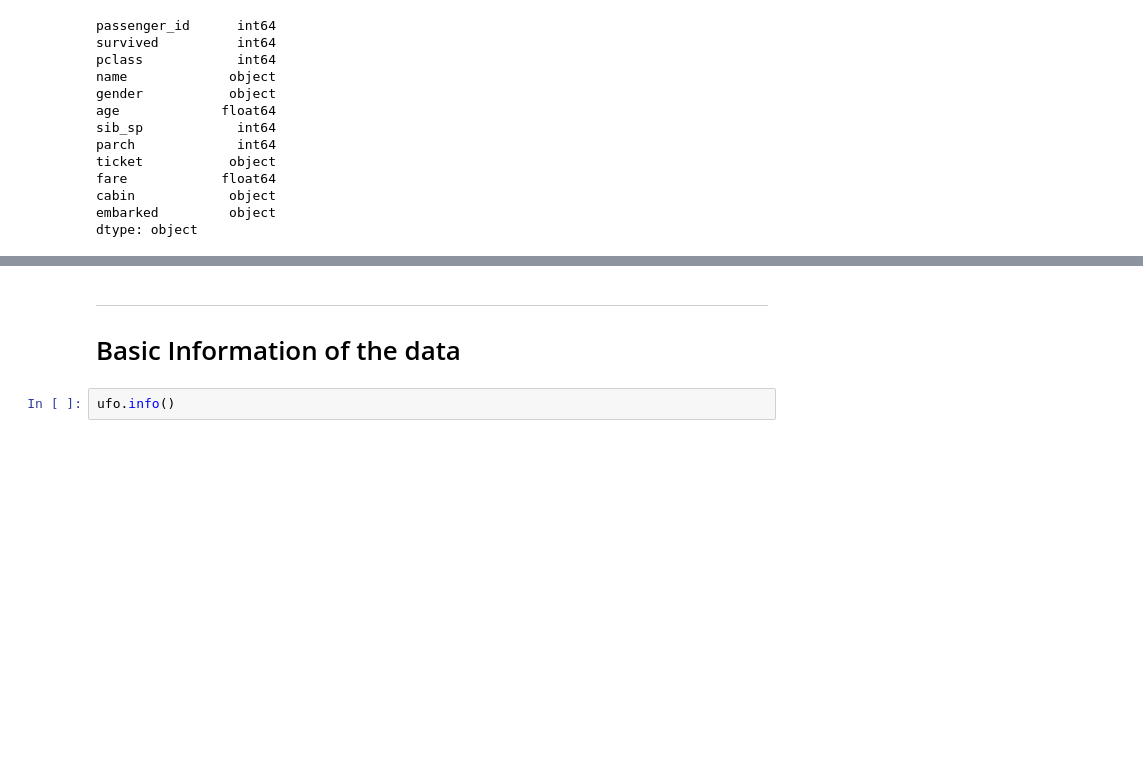
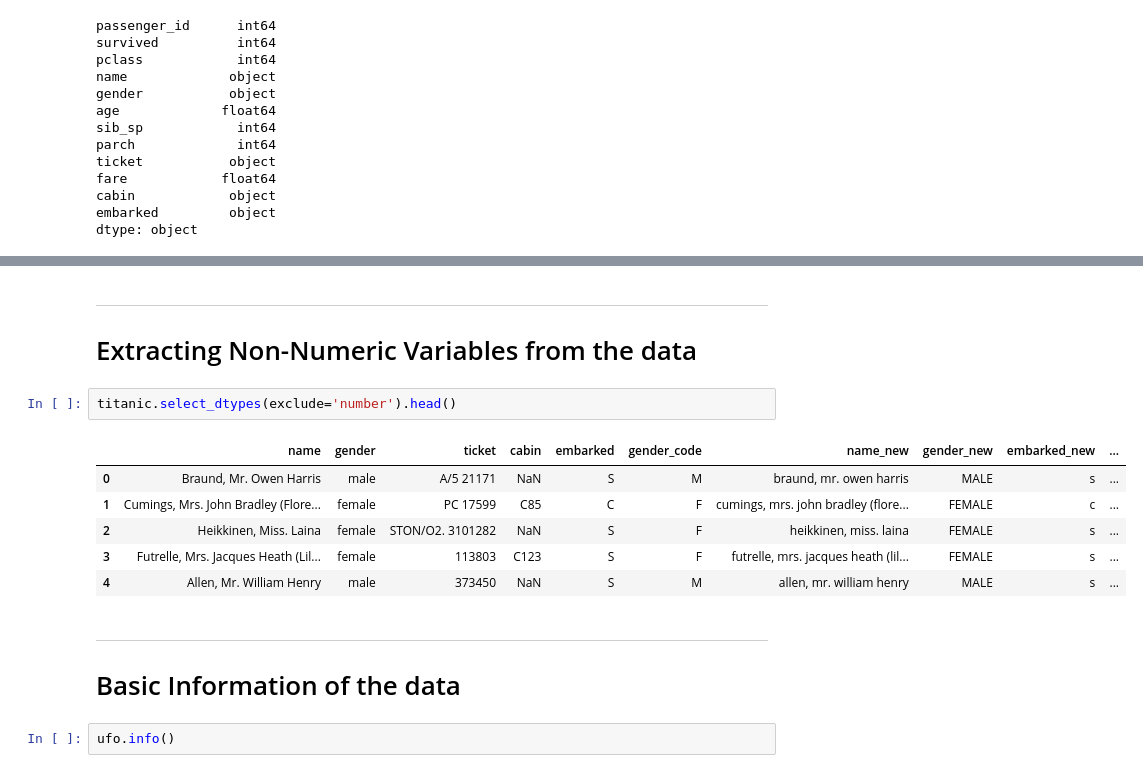
Before and after one commit to JitendraAlim/Data-Science-Toolkit, a Jupyter notebook: Python/Pandas/Pandas.ipynb, the cells around one changed output, grey strips where cells are left out. Drawn from its saved outputs; the diff is of its cells as text; blank space fills up the shorter version.

```diff
--- a/Python/Pandas/Pandas.ipynb
+++ b/Python/Pandas/Pandas.ipynb
@@ -303,5 +319,17 @@ dtype: object
+# %% [markdown]
+---
+# Extracting Non-Numeric Variables from the data
+# %%
+titanic.select_dtypes(exclude='number').head()
+# %% [output]
+|  | name | gender | ticket | cabin | embarked | gender_code | name_new | gender_new | embarked_new | ... |
+| 0 | Braund, Mr. Owen Harris | male | A/5 21171 | NaN | S | M | braund, mr. owen harris | MALE | s | ... |
+| 1 | Cumings, Mrs. John Bradley (Flore... | female | PC 17599 | C85 | C | F | cumings, mrs. john bradley (flore... | FEMALE | c | ... |
+| 2 | Heikkinen, Miss. Laina | female | STON/O2. 3101282 | NaN | S | F | heikkinen, miss. laina | FEMALE | s | ... |
+| 3 | Futrelle, Mrs. Jacques Heath (Lil... | female | 113803 | C123 | S | F | futrelle, mrs. jacques heath (lil... | FEMALE | s | ... |
+| 4 | Allen, Mr. William Henry | male | 373450 | NaN | S | M | allen, mr. william henry | MALE | s | ... |
 # %% [markdown]
-***
+---
 # Basic Information of the data
 # %%
 ufo.info()
```
Also changed, not shown: parts of 7 cells of this notebook.
